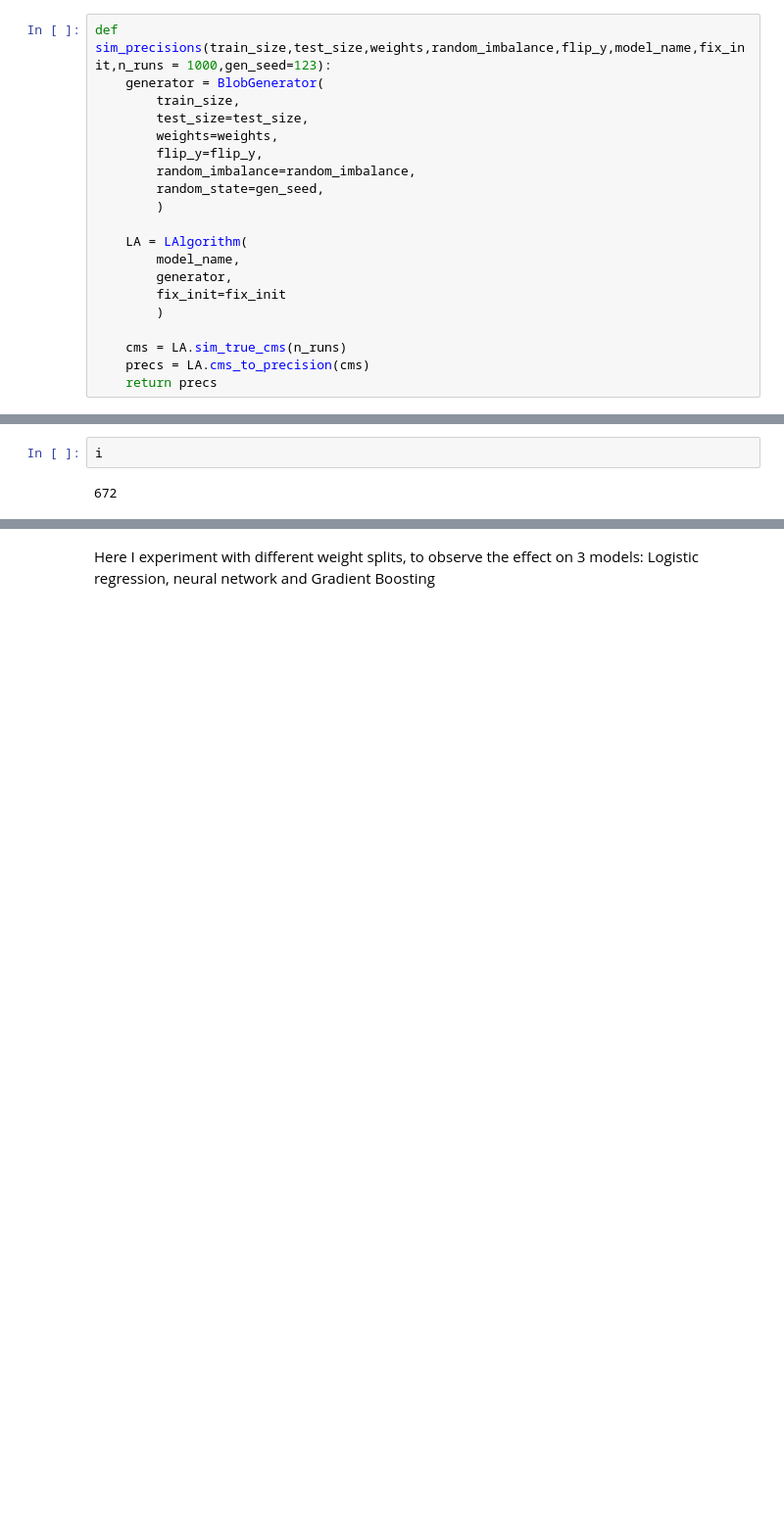
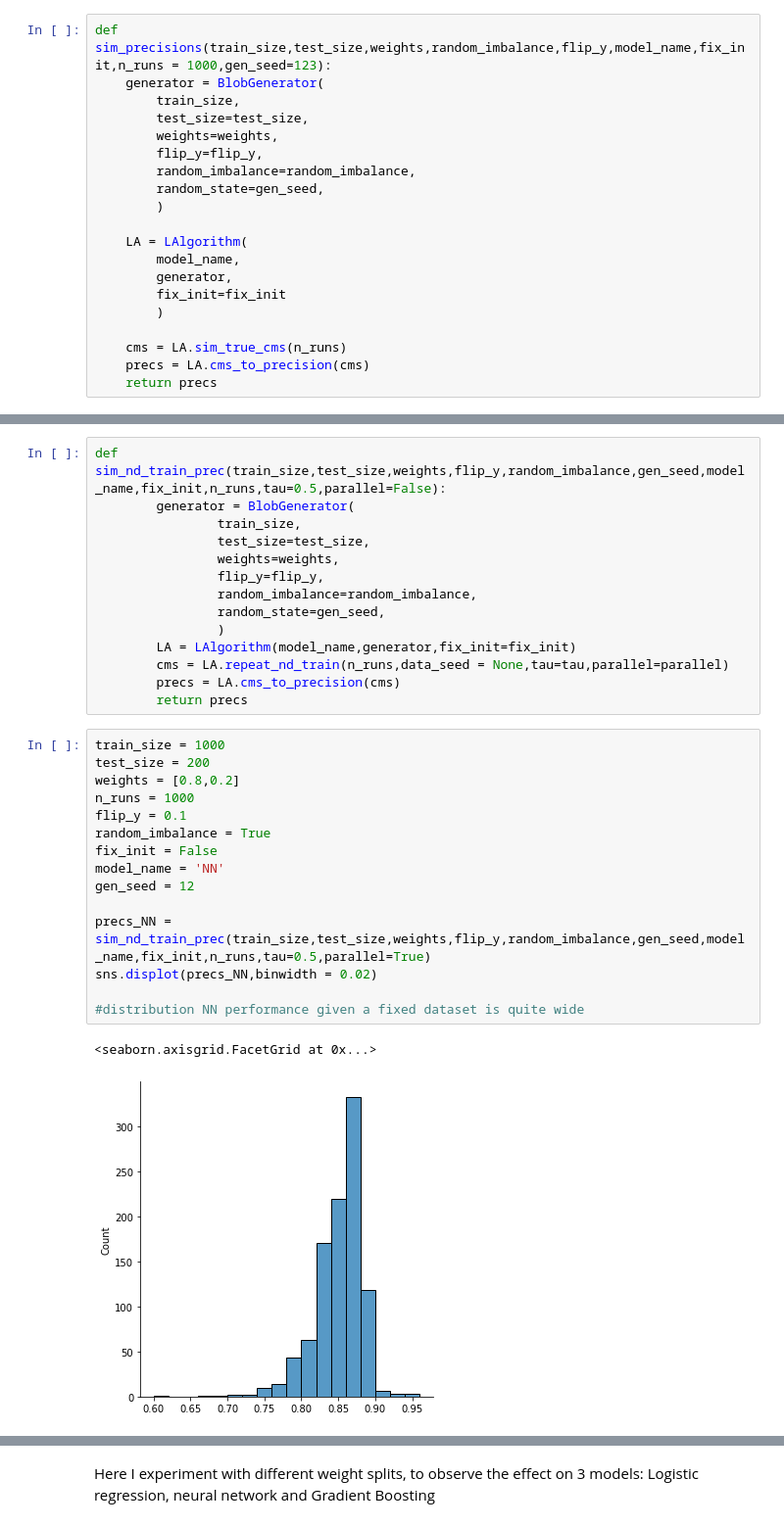
Before and after one commit to RUrlus/ModelMetricUncertaintyResearch, a Jupyter notebook: mmur/generators/CM experiments.ipynb, the cells around one changed output, grey strips where cells are left out. Shown at 98% size. Drawn from its saved outputs; the diff is of its cells as text; blank space fills up the shorter version.

Commit message:
added non-deterministic training experiment

```diff
--- a/mmur/generators/CM experiments.ipynb
+++ b/mmur/generators/CM experiments.ipynb
@@ -242,4 +198,32 @@ sns.displot(df,stat = 'probability',binwidth = 0.02,kde = True)
-# %%
-i
-# %% [output]
-672
+# %%
+def sim_nd_train_prec(train_size,test_size,weights,flip_y,random_imbalance,gen_seed,model_name,fix_init,n_runs,tau=0.5,parallel=False):
+        generator = BlobGenerator(
+                train_size,
+                test_size=test_size,
+                weights=weights,
+                flip_y=flip_y,
+                random_imbalance=random_imbalance,
+                random_state=gen_seed,
+                )
+        LA = LAlgorithm(model_name,generator,fix_init=fix_init)
+        cms = LA.repeat_nd_train(n_runs,data_seed = None,tau=tau,parallel=parallel)
+        precs = LA.cms_to_precision(cms)
+        return precs
+# %%
+train_size = 1000
+test_size = 200
+weights = [0.8,0.2]
+n_runs = 1000
+flip_y = 0.1
+random_imbalance = True
+fix_init = False
+model_name = 'NN'
+gen_seed = 12
+
+precs_NN = sim_nd_train_prec(train_size,test_size,weights,flip_y,random_imbalance,gen_seed,model_name,fix_init,n_runs,tau=0.5,parallel=True)
+sns.displot(precs_NN,binwidth = 0.02)
+
+#distribution NN performance given a fixed dataset is quite wide
+# %% [output]
+<seaborn.axisgrid.FacetGrid at 0x...>
+[figure, added]
```
Also changed, not shown: parts of 19 cells of this notebook.
